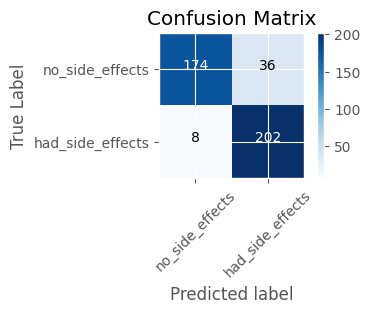
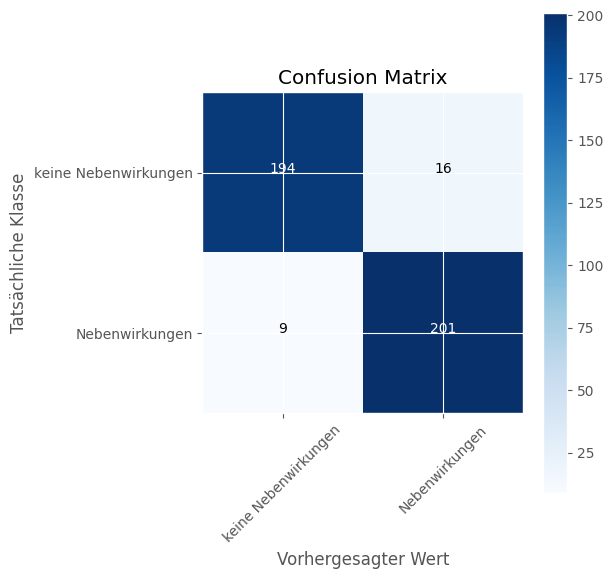
The notebook cell's code change between the first figure and the second:
--- before
+++ after
@@ -1,2 +1,3 @@
+plt.rcParams['figure.figsize'] = [6, 6]
 cm_plot_labels = ['keine Nebenwirkungen', 'Nebenwirkungen']
 plot_confusion_matrix(cm=cm, classes=cm_plot_labels, title = 'Confusion Matrix')

Commit: Add files via upload